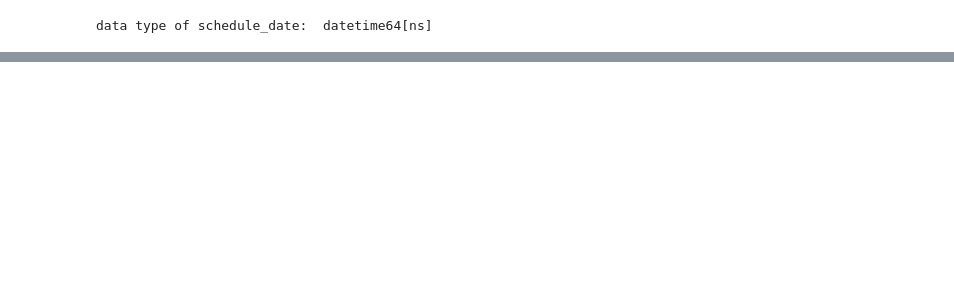
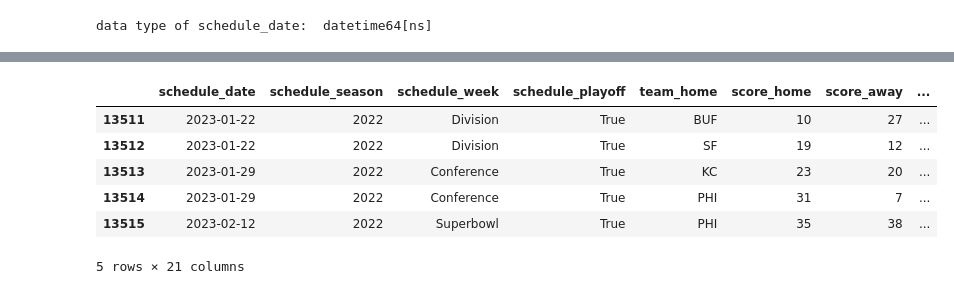
Before and after one commit to tyslas/CS5265-tyslas-nfl-spread-line-outcomes, a Jupyter notebook: NFLSpreadAndLineOutcomes.ipynb, the cells around one changed output, grey strips where cells are left out. Saved outputs shown, nothing was run; the diff lists cells and outputs as text; code cells hidden in the pictures; blank space fills up the shorter version.

Commit message:
start data pipeline and feature engineering

```diff
--- a/NFLSpreadAndLineOutcomes.ipynb
+++ b/NFLSpreadAndLineOutcomes.ipynb
@@ -136,6 +187,0 @@ display(scores_encoded)
-# %%
-# add a target/feature of 'winner'
-# Derive a new column based on the comparison of two existing columns
-scores_encoded['winner'] = [scores_encoded['team_home'] if home > away else scores_encoded['team_away'] for home, away in zip(scores_encoded['score_home'], scores_encoded['score_away'])]
-# scores_encoded['winner'] =  if scores_encoded['score_home'] > scores_encoded['score_away'] else scores_encoded['team_away']
-display(scores_encoded['winner'])
@@ -159,0 +188,14 @@ Name: winner, Length: 13516, dtype: object
+# %%
+# add a target/feature of 'winner'
+# Derive a new column based on the comparison of two existing columns
+def determine_winner(row):
+  if row['score_home'] > row['score_away']:
+    val = row['team_home']
+  elif row['score_home'] == row['score_away']:
+    val = 'tie'
+  else:
+    val = row['team_away']
+  return val
+
+scores_encoded['winning_team'] = scores_encoded.apply(determine_winner, axis=1)
+scores_encoded['winning_team'].tail(20)
@@ -160,3 +290,25 @@ Name: winner, Length: 13516, dtype: object
+# %%
+scores_encoded.drop('favorite_won', axis=1, inplace=True)
+# create new target column of favorite_won in the one-hot encoded style
+def determine_favorite_won(row):
+  # if not(isinstance(row['team_favorite_id'], str)):
+  #   return
+  return 1 if row['winning_team'] == row['team_favorite_id'] else 0
+
+scores_encoded.loc[2492:, 'favorite_won'] = scores_encoded.apply(determine_favorite_won, axis=1)
+# scores_encoded['favorite_won'] = scores_encoded['favorite_won'].astype(int)
+scores_encoded.tail()
+# before 12/24/1978 (row 2492) the data does not keep track of the team_favorite_id
+# consider removing these rows from test and training data sets
+# scores_encoded.loc[2485:2495]
+# %% [output]
+|  | schedule_date | schedule_season | schedule_week | schedule_playoff | team_home | score_home | score_away | ... |
+| 13511 | 2023-01-22 | 2022 | Division | True | BUF | 10 | 27 | ... |
+| 13512 | 2023-01-22 | 2022 | Division | True | SF | 19 | 12 | ... |
+| 13513 | 2023-01-29 | 2022 | Conference | True | KC | 23 | 20 | ... |
+| 13514 | 2023-01-29 | 2022 | Conference | True | PHI | 31 | 7 | ... |
+| 13515 | 2023-02-12 | 2022 | Superbowl | True | PHI | 35 | 38 | ... |
+5 rows × 21 columns
 # %%
 # create a pie chart to visualize spread favorite points
 spread = scores['spread_favorite'].value_counts()
```
Also changed, not shown: parts of 7 cells of this notebook.
